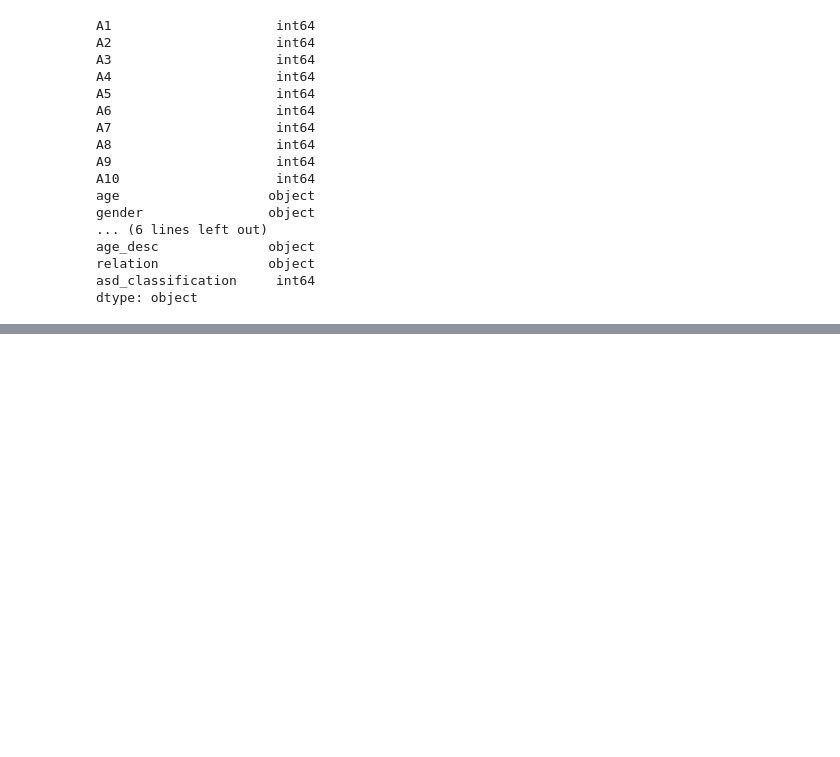
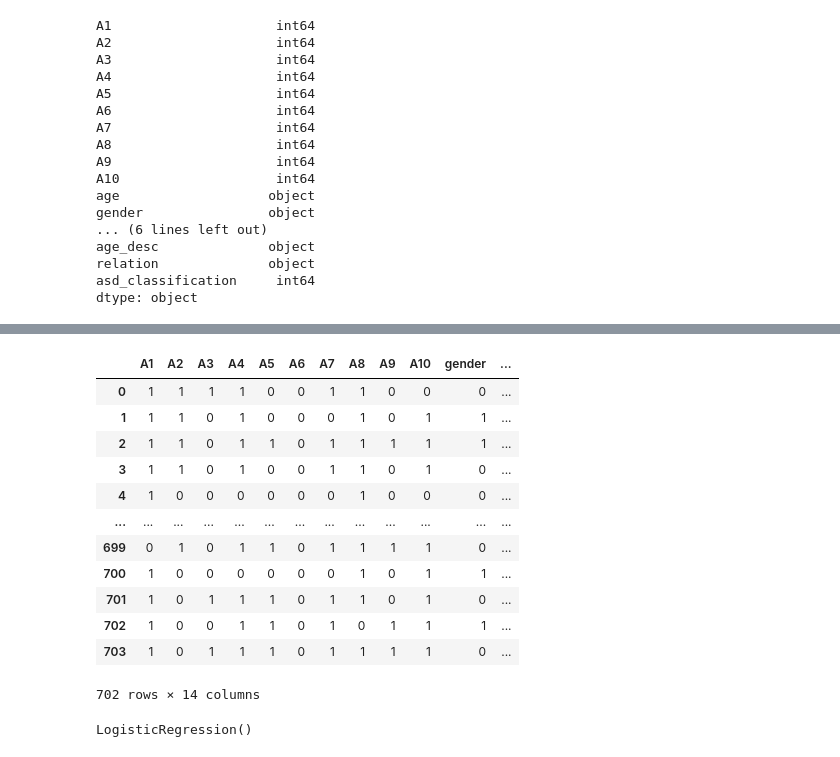
Before and after one commit to blessinvarkey/asd-screening-ml, a Jupyter notebook: autism-screening-project.ipynb, the cells around one changed output, grey strips where cells are left out. Cells and saved outputs as stored; diff of their text form; code cells hidden in the pictures; blank space fills up the shorter version.

```diff
--- a/autism-screening-project.ipynb
+++ b/autism-screening-project.ipynb
@@ -317,3 +321,23 @@ df
+# %%
+#One_hot_Encoding
+le = LabelEncoder()
+df.gender = le.fit_transform(df.gender)
+df.jaundice = le.fit_transform(df.jaundice)
+df
+# %% [output]
+|  | A1 | A2 | A3 | A4 | A5 | A6 | A7 | A8 | A9 | A10 | gender | ... |
+| 0 | 1 | 1 | 1 | 1 | 0 | 0 | 1 | 1 | 0 | 0 | 0 | ... |
+| 1 | 1 | 1 | 0 | 1 | 0 | 0 | 0 | 1 | 0 | 1 | 1 | ... |
+| 2 | 1 | 1 | 0 | 1 | 1 | 0 | 1 | 1 | 1 | 1 | 1 | ... |
+| 3 | 1 | 1 | 0 | 1 | 0 | 0 | 1 | 1 | 0 | 1 | 0 | ... |
+| 4 | 1 | 0 | 0 | 0 | 0 | 0 | 0 | 1 | 0 | 0 | 0 | ... |
+| ... | ... | ... | ... | ... | ... | ... | ... | ... | ... | ... | ... | ... |
+| 699 | 0 | 1 | 0 | 1 | 1 | 0 | 1 | 1 | 1 | 1 | 0 | ... |
+| 700 | 1 | 0 | 0 | 0 | 0 | 0 | 0 | 1 | 0 | 1 | 1 | ... |
+| 701 | 1 | 0 | 1 | 1 | 1 | 0 | 1 | 1 | 0 | 1 | 0 | ... |
+| 702 | 1 | 0 | 0 | 1 | 1 | 0 | 1 | 0 | 1 | 1 | 1 | ... |
+| 703 | 1 | 0 | 1 | 1 | 1 | 0 | 1 | 1 | 1 | 1 | 0 | ... |
+702 rows × 14 columns
 # %%
 # split into train/test
 def train_test_split(df, train_frac= 0.7, seed=1):
@@ -341,0 +368,5 @@ def train_test_split(df, train_frac= 0.7, seed=1):
+# %%
+lg.fit(train_features, train_labels)
+lgpredict = lg.predict(test_features)
+# %% [output]
+LogisticRegression()
```
Also changed, not shown: parts of 12 cells of this notebook.
